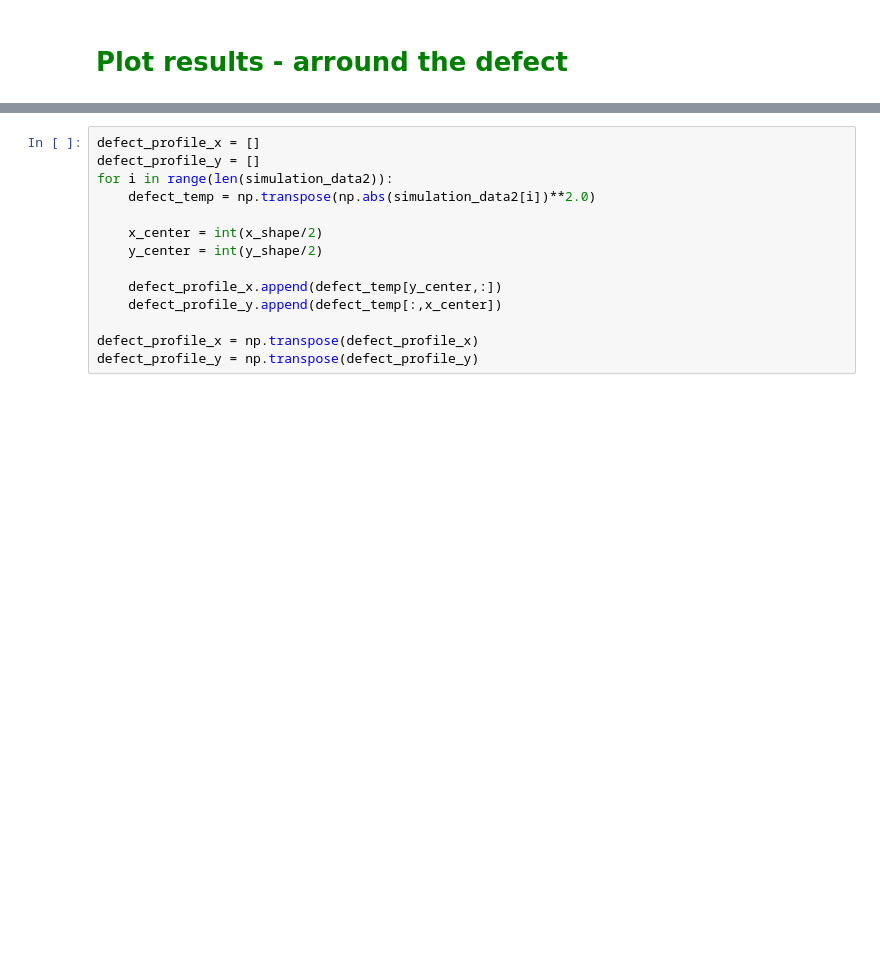
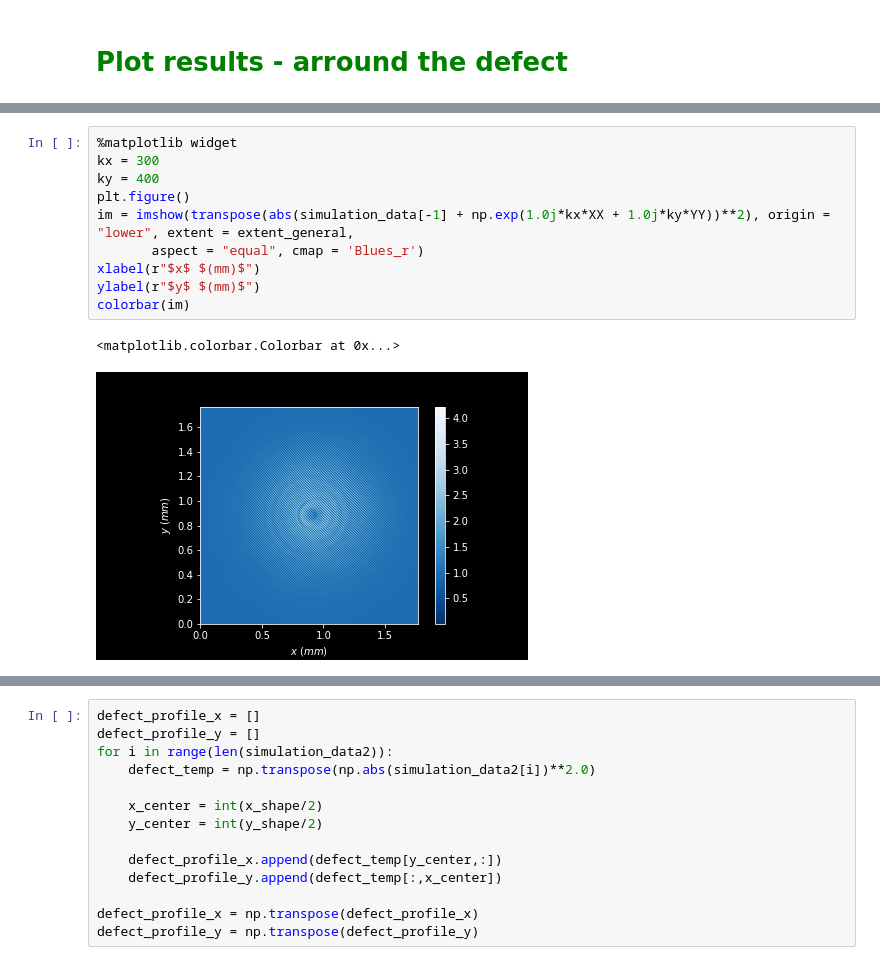
Before and after one commit to nunoazevedosilva/SBN, a Jupyter notebook: SBN_Simulation_with_input_gaussian_image_an_droplet.ipynb, the cells around one changed output, grey strips where cells are left out. Cells and saved outputs as stored; diff of their text form; blank space fills up the shorter version.

```diff
--- a/SBN_Simulation_with_input_gaussian_image_an_droplet.ipynb
+++ b/SBN_Simulation_with_input_gaussian_image_an_droplet.ipynb
@@ -823,0 +840,13 @@ fig.tight_layout()
+# %%
+%matplotlib widget
+kx = 300
+ky = 400
+plt.figure()
+im = imshow(transpose(abs(simulation_data[-1] + np.exp(1.0j*kx*XX + 1.0j*ky*YY))**2), origin = "lower", extent = extent_general,
+       aspect = "equal", cmap = 'Blues_r')
+xlabel(r"$x$ $(mm)$")
+ylabel(r"$y$ $(mm)$")
+colorbar(im)
+# %% [output]
+<matplotlib.colorbar.Colorbar at 0x...>
+[figure, added]
```
Also changed, not shown: parts of 14 cells of this notebook, 4 other files.
